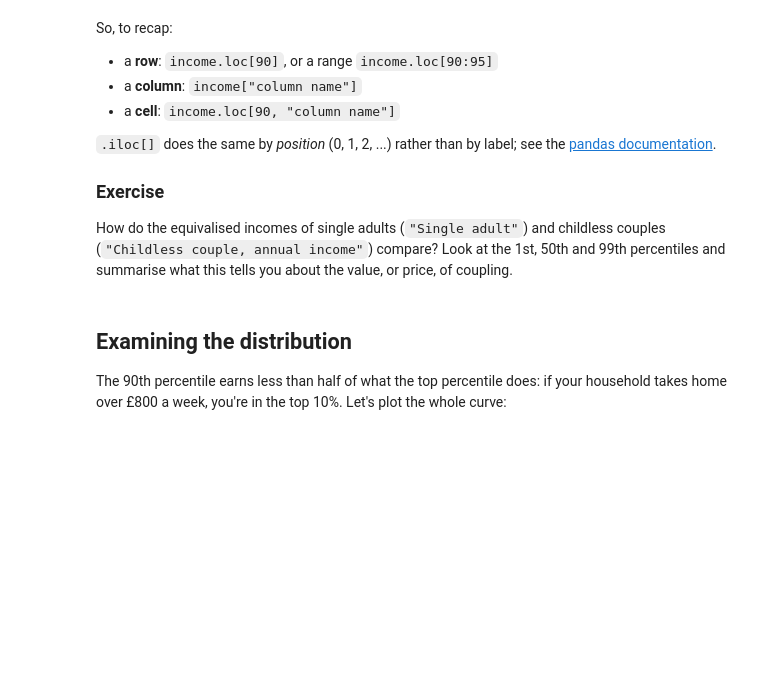
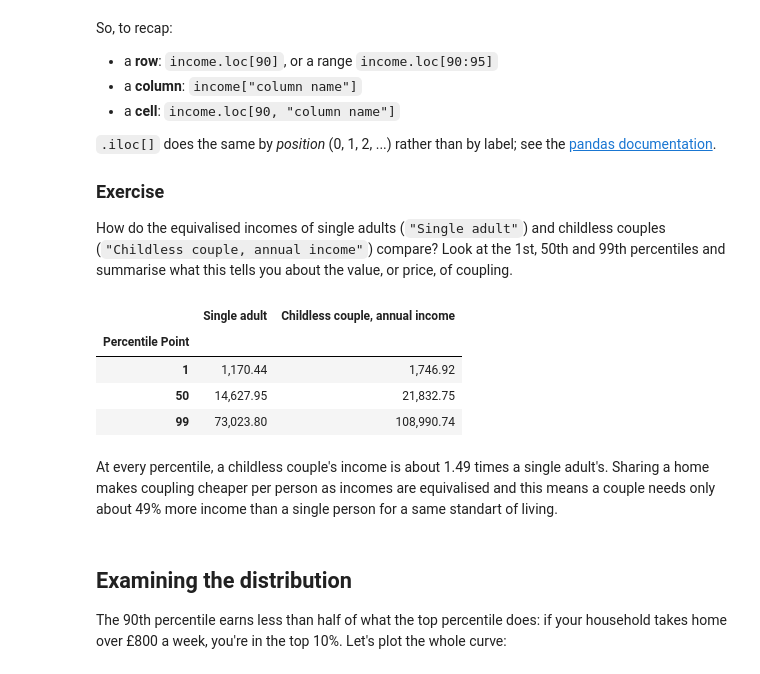
Before and after one commit to aydaugurel-web/QM2, a Jupyter notebook: notebooks/W02. Pandas.ipynb, the cells around one changed output. Saved outputs shown, nothing was run; the diff lists cells and outputs as text; code cells hidden in the pictures; blank space fills up the shorter version.

```diff
--- a/notebooks/W02. Pandas.ipynb
+++ b/notebooks/W02. Pandas.ipynb
@@ -128,7 +128,16 @@ So, to recap:
 
 How do the equivalised incomes of single adults (`"Single adult"`) and childless couples (`"Childless couple, annual income"`) compare? Look at the 1st, 50th and 99th percentiles and summarise what this tells you about the value, or price, of coupling.
 # %%
-# your code here
+income.loc[[1, 50, 99], ["Single adult", "Childless couple, annual income"]]
+# %% [output]
+|  | Single adult | Childless couple, annual income |
+| Percentile Point |  |  |
+| 1 | 1,170.44 | 1,746.92 |
+| 50 | 14,627.95 | 21,832.75 |
+| 99 | 73,023.80 | 108,990.74 |
+# %% [markdown]
+At every percentile, a childless couple's income is about 1.49 times a single adult's.
+Sharing a home makes coupling cheaper per person as incomes are equivalised and this means a couple needs only about 49% more income than a single person for a same standart of living.
 # %% [markdown]
 ## Examining the distribution
 
```
Also changed, not shown: parts of 27 cells of this notebook.
